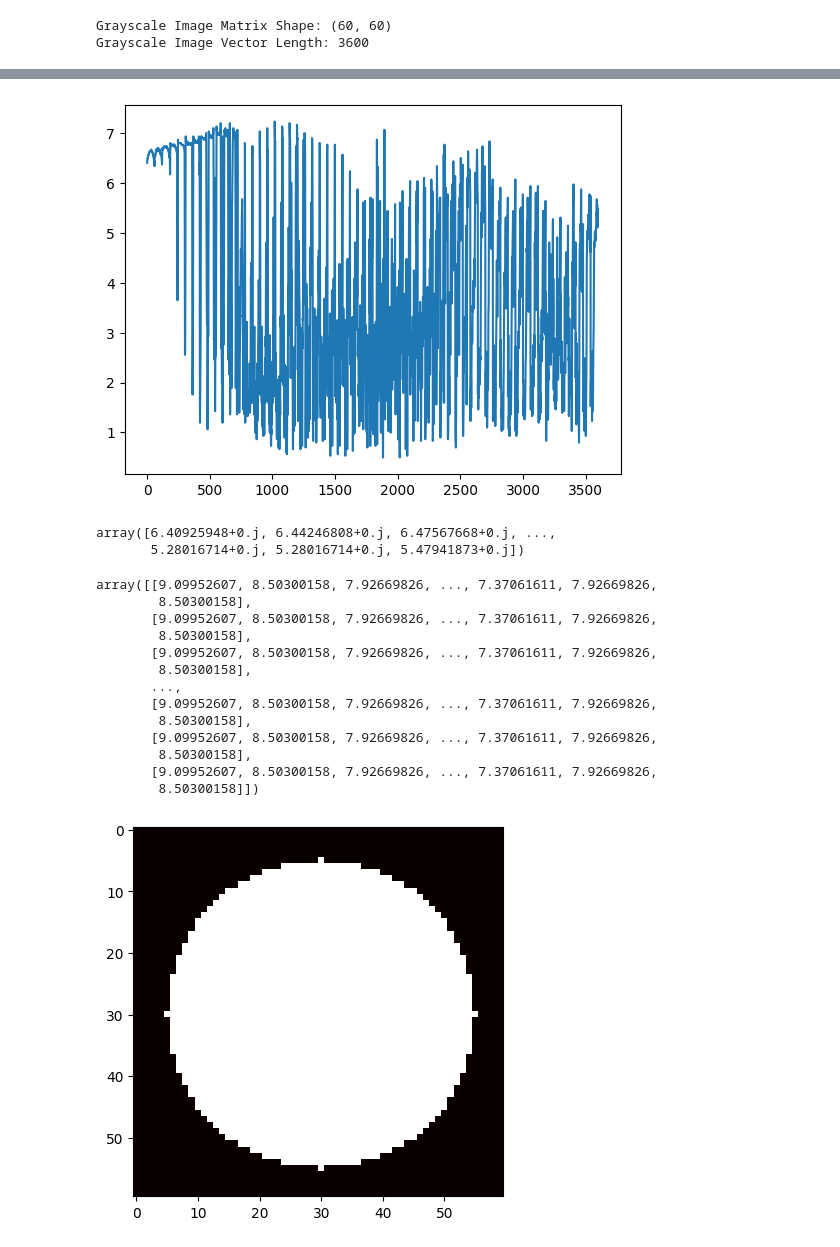
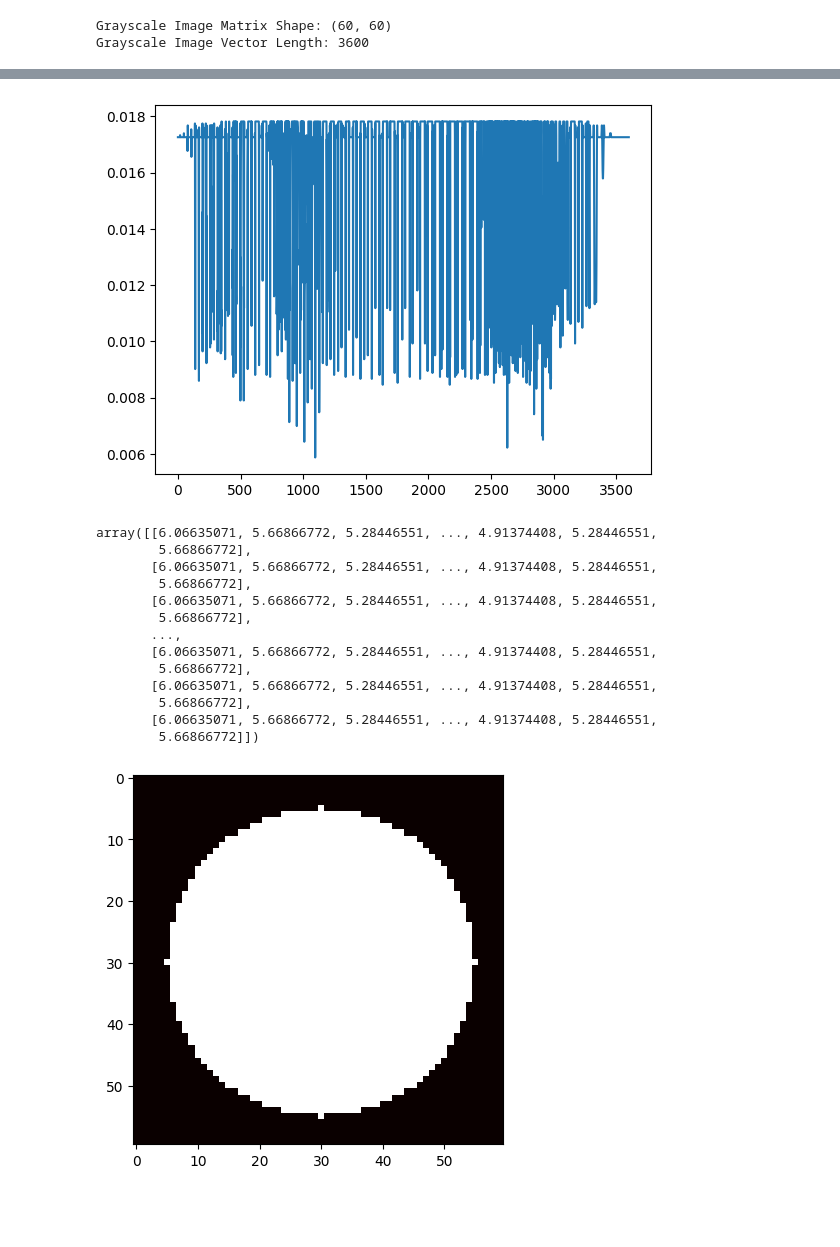
Before and after one commit to pramcodes/DDNN, a Jupyter notebook: encoding.ipynb, the cells around one changed output, grey strips where cells are left out. Saved outputs shown, nothing was run; the diff lists cells and outputs as text; code cells hidden in the pictures; blank space fills up the shorter version.

```diff
--- a/encoding.ipynb
+++ b/encoding.ipynb
@@ -18,11 +18,14 @@ def process_grayscale_image(image_path, target_size=(60, 60)):
     return image_matrix, image_vector
 
 # Example usage
-image_path = 'cat1.jpeg'  # Replace with your black-and-white image path
+image_path = 'cat.png'  # Replace with your black-and-white image path
 matrix, vector = process_grayscale_image(image_path)
 
 print(f"Grayscale Image Matrix Shape: {matrix.shape}")  # e.g., (960, 960)
 print(f"Grayscale Image Vector Length: {len(vector)}")  # e.g., 960*960
+
+image_path = 'dog.jpg'  # Replace with your black-and-white image path
+matrix_d, vector_d = process_grayscale_image(image_path)
 # %% [output]
 Grayscale Image Matrix Shape: (60, 60)
 Grayscale Image Vector Length: 3600
@@ -39,19 +45,16 @@ plt.show()
 # %%
 vector
-norm_vec = (vector/np.linalg.norm(vector) )*255
+norm_vec = (vector/np.linalg.norm(vector) )
+dog_vec = (vector_d/np.linalg.norm(vector_d) )
 #plot vector of the cat
 plt.plot(norm_vec)
 plt.show()
 # %% [output]
-[figure, old version]
+[figure, new version]
 # %%
 norm_vec= norm_vec+0j
-norm_vec
+dog_vec= dog_vec+0j
-# %% [output]
-array([6.40925948+0.j, 6.44246808+0.j, 6.47567668+0.j, ...,
-       5.28016714+0.j, 5.28016714+0.j, 5.47941873+0.j])
 # %%
-import numpy as np
 def gen_base(H, V, dx, dy, wavelength, f):
 
     """
@@ -141,22 +144,22 @@ def gen_base(H, V, dx, dy, wavelength, f):
 
     return base
 
-Mesh = gen_base(60, 60, 8e-6, 8e-6, 633e-9,10e-3)
+Mesh = gen_base(60, 60, 8e-6, 8e-6, 633e-9,15e-3)
 Mesh['FX']*Mesh['X']
 # %% [output]
-array([[9.09952607, 8.50300158, 7.92669826, ..., 7.37061611, 7.92669826,
-        8.50300158],
-       [9.09952607, 8.50300158, 7.92669826, ..., 7.37061611, 7.92669826,
-        8.50300158],
-       [9.09952607, 8.50300158, 7.92669826, ..., 7.37061611, 7.92669826,
-        8.50300158],
+array([[6.06635071, 5.66866772, 5.28446551, ..., 4.91374408, 5.28446551,
+        5.66866772],
+       [6.06635071, 5.66866772, 5.28446551, ..., 4.91374408, 5.28446551,
+        5.66866772],
+       [6.06635071, 5.66866772, 5.28446551, ..., 4.91374408, 5.28446551,
+        5.66866772],
        ...,
-       [9.09952607, 8.50300158, 7.92669826, ..., 7.37061611, 7.92669826,
-        8.50300158],
-       [9.09952607, 8.50300158, 7.92669826, ..., 7.37061611, 7.92669826,
-        8.50300158],
-       [9.09952607, 8.50300158, 7.92669826, ..., 7.37061611, 7.92669826,
-        8.50300158]])
+       [6.06635071, 5.66866772, 5.28446551, ..., 4.91374408, 5.28446551,
+        5.66866772],
+       [6.06635071, 5.66866772, 5.28446551, ..., 4.91374408, 5.28446551,
+        5.66866772],
+       [6.06635071, 5.66866772, 5.28446551, ..., 4.91374408, 5.28446551,
+        5.66866772]])
 # %%
 
 A = np.zeros((60, 60))+0j
```
Also changed, not shown: parts of 7 cells of this notebook, 1 other file.
